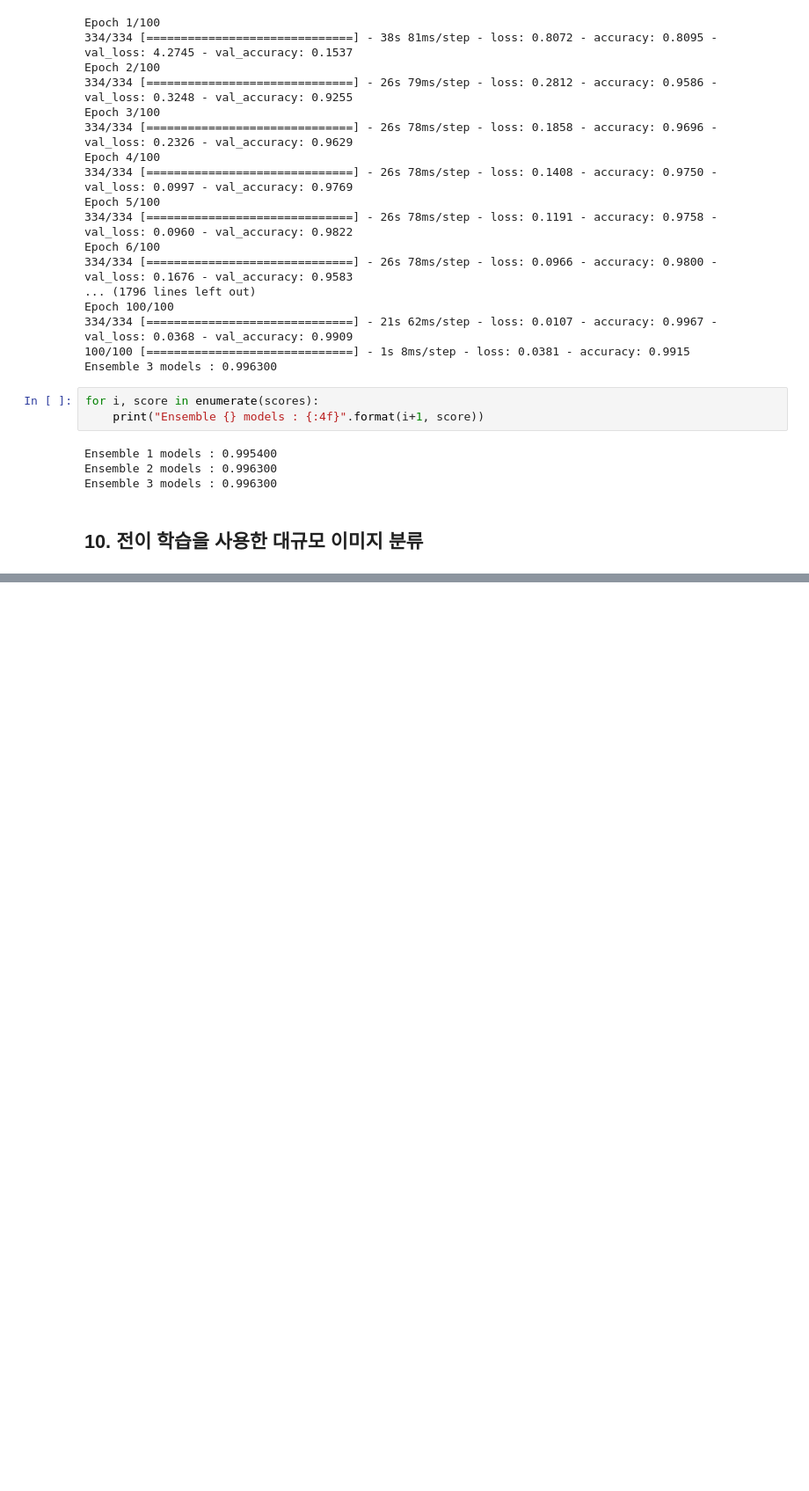
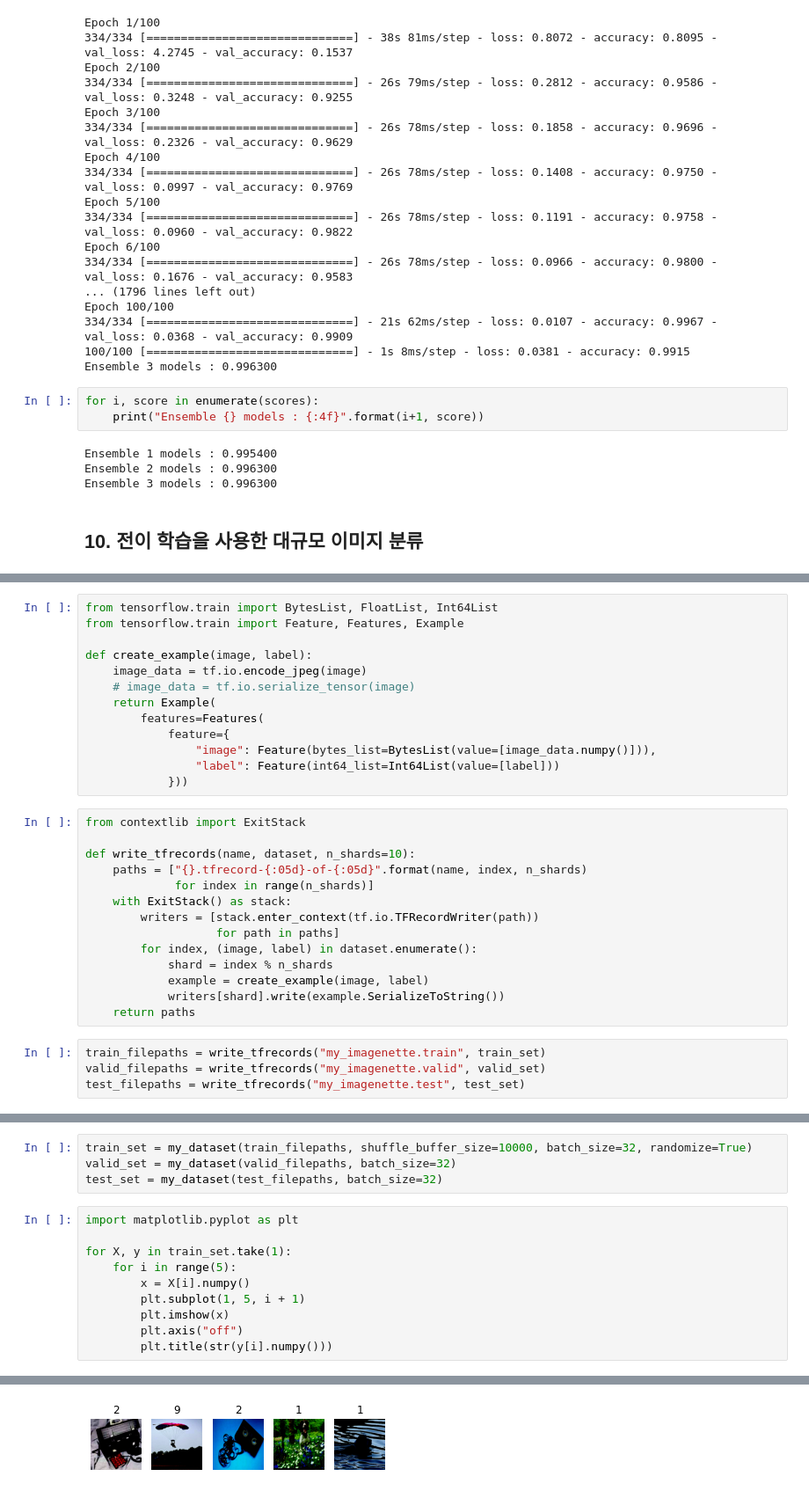
Before and after one commit to sim-so/HandsOnML, a Jupyter notebook: 14_CNN_Practice.ipynb, the cells around one changed output, grey strips where cells are left out. Shown at 88% size. Saved outputs shown, nothing was run; the diff lists cells and outputs as text; blank space fills up the shorter version.

```diff
--- a/14_CNN_Practice.ipynb
+++ b/14_CNN_Practice.ipynb
@@ -693,0 +708,31 @@ Ensemble 3 models : 0.996300
+# %%
+from tensorflow.train import BytesList, FloatList, Int64List
+from tensorflow.train import Feature, Features, Example
+
+def create_example(image, label):
+    image_data = tf.io.encode_jpeg(image)
+    # image_data = tf.io.serialize_tensor(image)
+    return Example(
+        features=Features(
+            feature={
+                "image": Feature(bytes_list=BytesList(value=[image_data.numpy()])),
+                "label": Feature(int64_list=Int64List(value=[label]))
+            }))
+# %%
+from contextlib import ExitStack
+
+def write_tfrecords(name, dataset, n_shards=10):
+    paths = ["{}.tfrecord-{:05d}-of-{:05d}".format(name, index, n_shards)
+             for index in range(n_shards)]
+    with ExitStack() as stack:
+        writers = [stack.enter_context(tf.io.TFRecordWriter(path))
+                   for path in paths]
+        for index, (image, label) in dataset.enumerate():
+            shard = index % n_shards
+            example = create_example(image, label)
+            writers[shard].write(example.SerializeToString())
+    return paths
+# %%
+train_filepaths = write_tfrecords("my_imagenette.train", train_set)
+valid_filepaths = write_tfrecords("my_imagenette.valid", valid_set)
+test_filepaths = write_tfrecords("my_imagenette.test", test_set)
@@ -693,0 +775,15 @@ Ensemble 3 models : 0.996300
+# %%
+train_set = my_dataset(train_filepaths, shuffle_buffer_size=10000, batch_size=32, randomize=True)
+valid_set = my_dataset(valid_filepaths, batch_size=32)
+test_set = my_dataset(test_filepaths, batch_size=32)
+# %%
+import matplotlib.pyplot as plt
+
+for X, y in train_set.take(1):
+    for i in range(5):
+        x = X[i].numpy()
+        plt.subplot(1, 5, i + 1)
+        plt.imshow(x)
+        plt.axis("off")
+        plt.title(str(y[i].numpy()))
+# %% [output]
@@ -693,0 +795 @@ Ensemble 3 models : 0.996300
+[figure, added]
```
Also changed, not shown: parts of 13 cells of this notebook.
